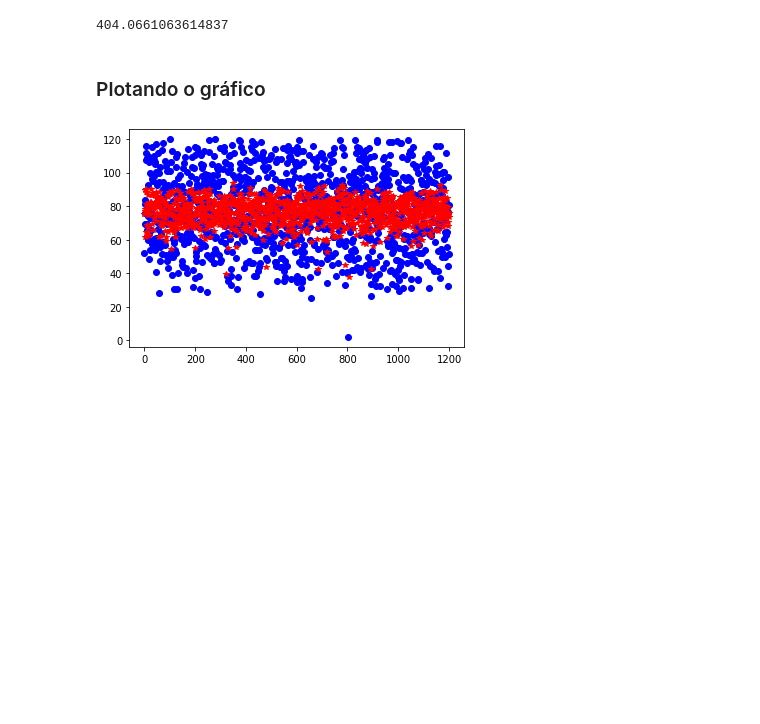
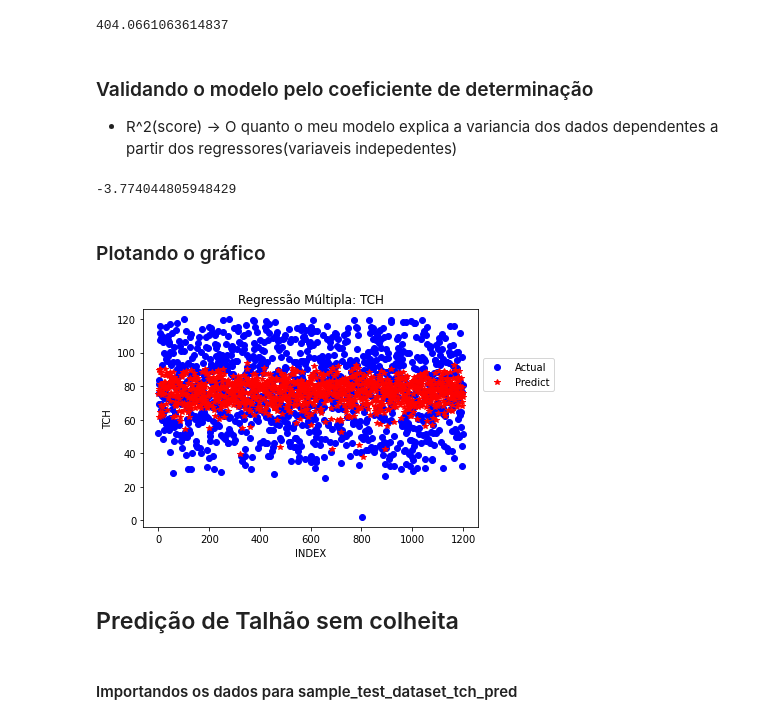
Before and after one commit to ViniciusLavorte/Python, a Jupyter notebook: predict_sklearn_tch_python3.ipynb, the cells around one changed output. Drawn from its saved outputs; the diff is of its cells as text; code cells hidden in the pictures; blank space fills up the shorter version.

Commit message:
Atividade predict tch

```diff
--- a/predict_sklearn_tch_python3.ipynb
+++ b/predict_sklearn_tch_python3.ipynb
@@ -21,15 +14,15 @@ Index(['chavesig', 'tch', 'ndvi_a_p05', 'ncorte', 'areaesti',
        'bal_hidrico_p04', 'espacamento_m'],
       dtype='object')
 # %%
-colunas = ['tch', 'ndvi_a_p05', 'ncorte', 'areaesti', 'chuva_dia_p04','chuva_dia_p12',
-       'bal_hidrico_p12', 'bal_hidrico_p04','espacamento_m']
+colunas = ['tch', 'ndvi_a_p05', 'ncorte', 'areaesti','chuva_dia_p04', 'chuva_dia_p12', 'bal_hidrico_p12',
+       'bal_hidrico_p04', 'espacamento_m']
 # %%
 base = pd.read_csv('sample_train_dataset_tch_pred.csv', usecols = colunas)
 # %% [markdown]
 ### Identificando as variaveis indepedentes (x1,x2,xn)
 # %%
-colunas_x =  ['ndvi_a_p05', 'ncorte', 'areaesti', 'chuva_dia_p04','chuva_dia_p12',
-       'bal_hidrico_p12', 'bal_hidrico_p04','espacamento_m']
+colunas_x =  ['ndvi_a_p05', 'ncorte', 'areaesti','chuva_dia_p04', 'chuva_dia_p12', 'bal_hidrico_p12',
+       'bal_hidrico_p04', 'espacamento_m']
 # %% [markdown]
 ### Identificando a variavel depedente (y)
 # %%
@@ -172,6 +173,16 @@ mse = mean_squared_error(y_teste, pr)
 mse
 # %% [output]
 404.0661063614837
+# %% [markdown]
+### Validando o modelo pelo coeficiente de determinação
+* R^2(score) -> O quanto o meu modelo explica a variancia dos dados dependentes a partir dos regressores(variaveis indepedentes)
+# %%
+x_teste = x_test.values.reshape(-1,8)
+x_teste = y_scaler.inverse_transform(x_teste)
+
+regressor.score(x_teste,y_teste,sample_weight=None)
+# %% [output]
+-3.774044805948429
 # %% [markdown]
 ### Plotando o gráfico
 # %%
@@ -180,6 +191,14 @@ import matplotlib.pyplot as plt
 # %%
 plt.plot(y_teste, 'o', color ='blue')
 plt.plot(pr, '*', color = 'red')
+plt.legend(['Actual', 'Predict'],loc='center left', bbox_to_anchor=(1, 0.7))
+plt.ylabel('TCH')
+plt.xlabel('INDEX')
+plt.title('Regressão Múltipla: TCH')
 plt.show()
 # %% [output]
-[figure, old version]
+[figure, new version]
+# %% [markdown]
+## Predição de Talhão sem colheita
+# %% [markdown]
+#### Importandos os dados para sample_test_dataset_tch_pred
```
Also changed, not shown: parts of 28 cells of this notebook, 5 other files.
